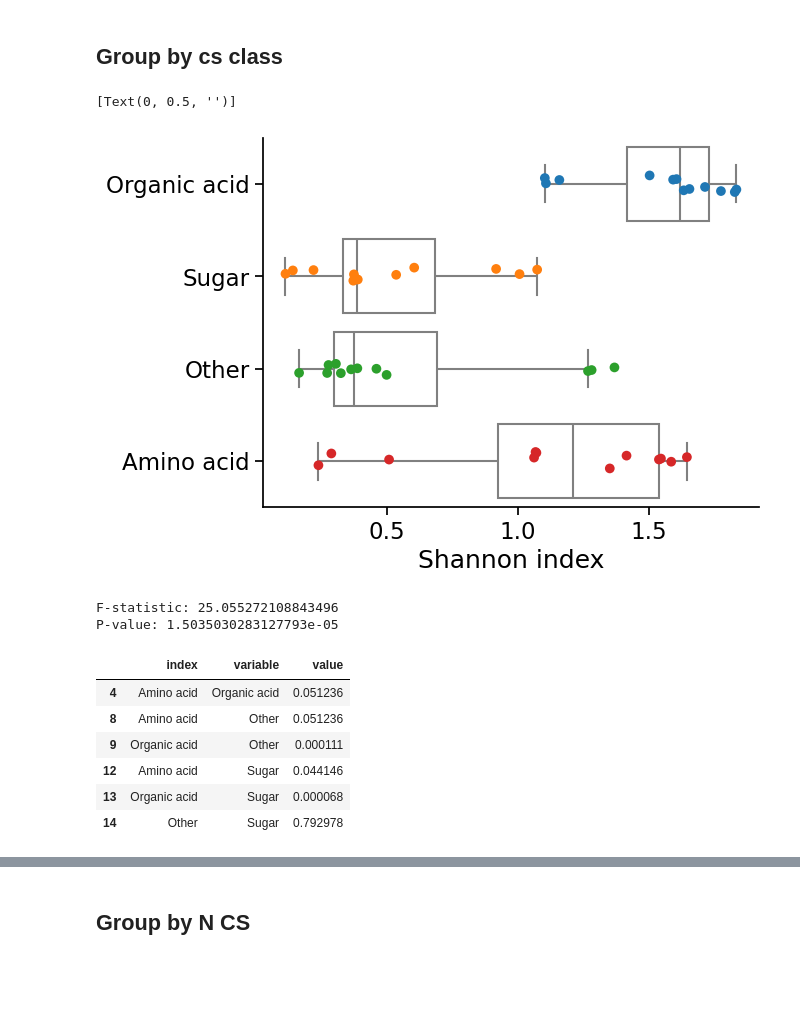
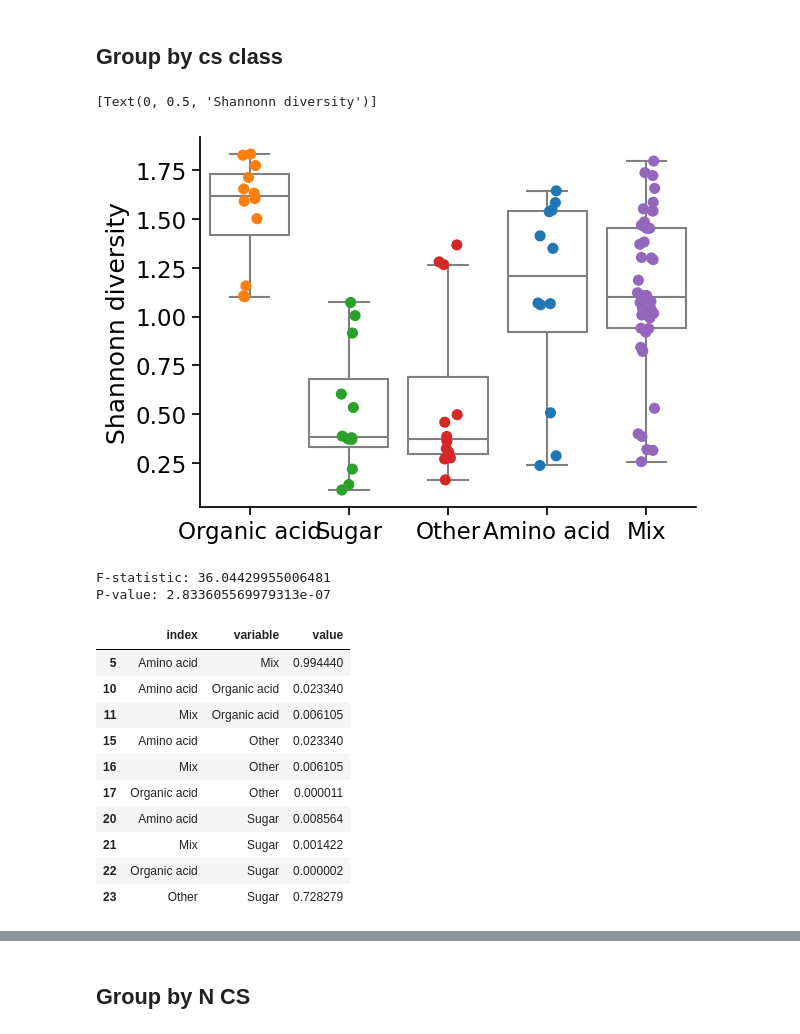
Before and after one commit to sulheim/coexistence, a Jupyter notebook: notebooks/1_assembly_1/analyse_assembly_1.ipynb, the cells around one changed output, grey strips where cells are left out. Cells and saved outputs as stored; diff of their text form; code cells hidden in the pictures; blank space fills up the shorter version.

```diff
--- a/notebooks/1_assembly_1/analyse_assembly_1.ipynb
+++ b/notebooks/1_assembly_1/analyse_assembly_1.ipynb
@@ -88,8 +89,8 @@ shannon_df['Prototroph index'] = shannon_df.index.map(prototroph_dict)
 shannon_df['CS'] = shannon_df.index.map(well_to_cs)
 shannon_df['CS class'] = shannon_df.CS.map(cs_to_class)
 shannon_df = shannon_df.loc[~shannon_df['Shannon index'].isna()].copy()
-
 shannon_df['N CS'] = [2 if '+' in cs else 1 for cs in shannon_df['CS']]
+shannon_df.loc[shannon_df['N CS']==2, 'CS class'] = 'Mix'
 # %%
 for i, row in shannon_df.iterrows():
     if isinstance(row['CS'], str):
@@ -108,39 +109,42 @@ len(shannon_df.loc[shannon_df['N CS'] == 1])
 # %% [markdown]
 ## Group by cs class
 # %%
-idx = shannon_df['N CS'] == 1
-ax = sns.boxplot(shannon_df.loc[idx], y = 'CS class', x = 'Shannon index',
+# idx = shannon_df['N CS'] == 1
+ax = sns.boxplot(shannon_df, x = 'CS class', y = 'Shannon index',
                 #  hue = 'CS class',
                 #  boxprops = {'facecolor':'none'},
                 color = 'w',
                  legend=False,
                  linecolor='grey',
                     linewidth=1.5,
                  fliersize=0)
 
 # for patch in ax.patches:
 #     r, g, b, a = patch.get_facecolor()
 #     patch.set_facecolor((r, g, b, .3))
 
 # Add in points to show each observation
-sns.stripplot(shannon_df.loc[idx], y = 'CS class', x = 'Shannon index',
-              size=7,
-              hue = 'CS class'
+sns.stripplot(shannon_df, x = 'CS class', y = 'Shannon index',
+              size=8,
+              hue = 'CS class',
+              hue_order=['Amino acid', 'Organic acid', 'Sugar', 'Other', 'Mix'],
             #   color = 'k'
               )#, color=".3")
 # sns.move_legend(ax, loc = 1, bbox_to_anchor = (0.9,0.6,0.4,0.4))
 sns.despine()
-ax.set(ylabel='')
+ax.set(xlabel='')
+ax.set(ylabel='Shannonn diversity')
 # %% [output]
-[Text(0, 0.5, '')]
+[Text(0, 0.5, 'Shannonn diversity')]
-[figure, old version]
+[figure, new version]
 # %%
 shannon_df['y'] = shannon_df['Shannon index']
 shannon_df['csx'] = shannon_df['CS class']
 # %%
 
 # Group the data by 'CS class' and extract the 'Shannon index' values for each group
-groups = [group['Shannon index'].values for name, group in shannon_df.loc[shannon_df['N CS']==1].groupby('CS class')]
+# groups = [group['Shannon index'].values for name, group in shannon_df.loc[shannon_df['N CS']==1].groupby('CS class')]
+groups = [group['Shannon index'].values for name, group in shannon_df.groupby('CS class')]
 
 # Perform one-way ANOVA
 f_stat, p_value = kruskal(*groups)
@@ -149,15 +153,15 @@ f_stat, p_value = kruskal(*groups)
 print(f"F-statistic: {f_stat}")
 print(f"P-value: {p_value}")
 # %% [output]
-F-statistic: 25.055272108843496
-P-value: 1.5035030283127793e-05
+F-statistic: 36.04429955006481
+P-value: 2.833605569979313e-07
 # %%
 shannon_df['CS class'] = shannon_df['CS class'].astype(str)
 # %%
 
 # posthoc dunn test, with correction for multiple testing
 dunn_df = posthoc_dunn(
-    shannon_df.loc[idx], val_col="y", group_col="csx", p_adjust="fdr_bh"
+    shannon_df, val_col="y", group_col="csx", p_adjust="fdr_bh"
 )
 dunn_df
 remove = np.tril(np.ones(dunn_df.shape), k=0).astype("bool")
@@ -167,11 +171,15 @@ molten_df = dunn_df.melt(ignore_index=False).reset_index().dropna()
 molten_df
 # %% [output]
 |  | index | variable | value |
-| 4 | Amino acid | Organic acid | 0.051236 |
-| 8 | Amino acid | Other | 0.051236 |
-| 9 | Organic acid | Other | 0.000111 |
-| 12 | Amino acid | Sugar | 0.044146 |
-| 13 | Organic acid | Sugar | 0.000068 |
-| 14 | Other | Sugar | 0.792978 |
+| 5 | Amino acid | Mix | 0.994440 |
+| 10 | Amino acid | Organic acid | 0.023340 |
+| 11 | Mix | Organic acid | 0.006105 |
+| 15 | Amino acid | Other | 0.023340 |
+| 16 | Mix | Other | 0.006105 |
+| 17 | Organic acid | Other | 0.000011 |
+| 20 | Amino acid | Sugar | 0.008564 |
+| 21 | Mix | Sugar | 0.001422 |
+| 22 | Organic acid | Sugar | 0.000002 |
+| 23 | Other | Sugar | 0.728279 |
 # %%
 from statannotations.Annotator import Annotator
```
Also changed, not shown: parts of 15 cells of this notebook, 3 other files.
